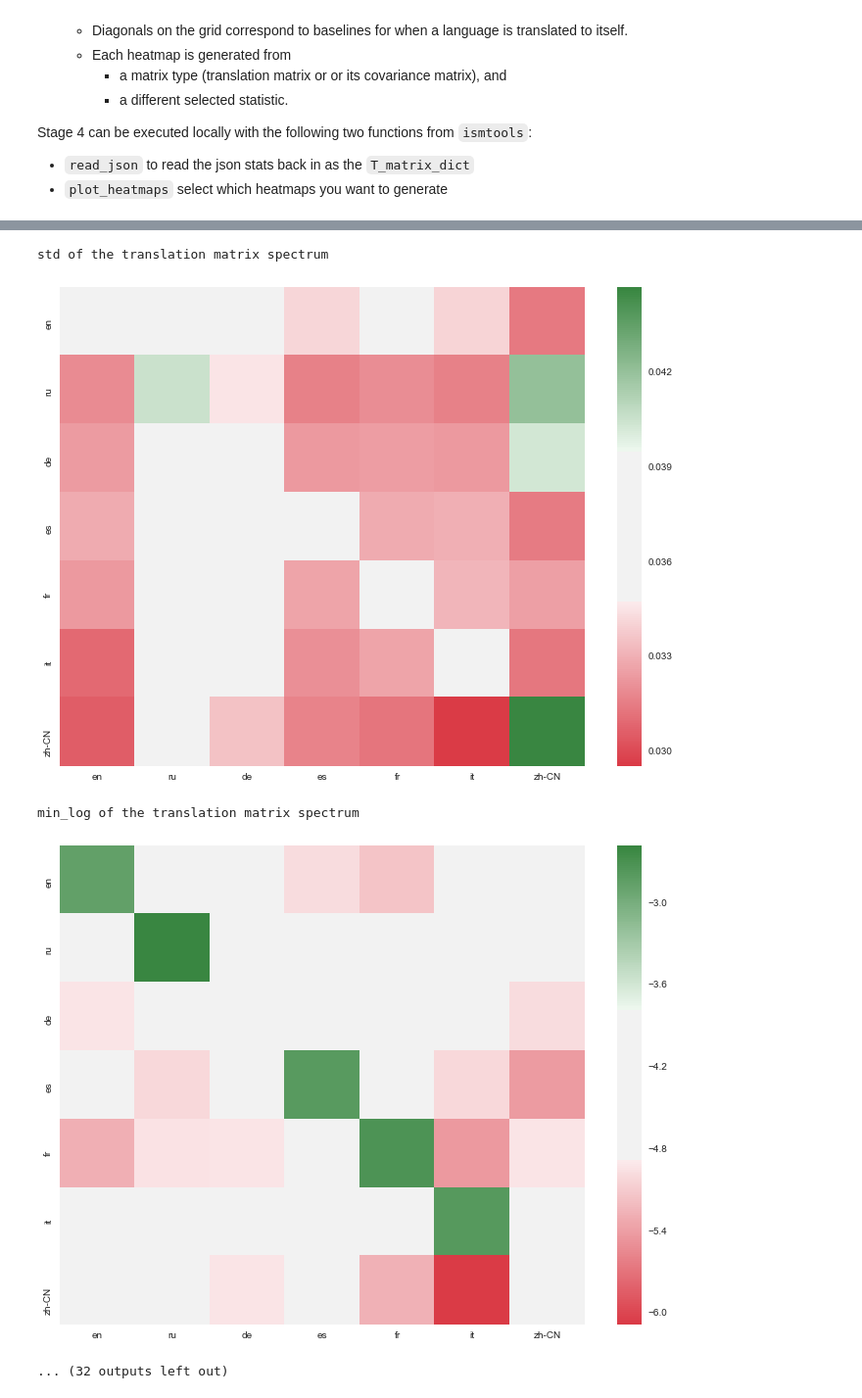
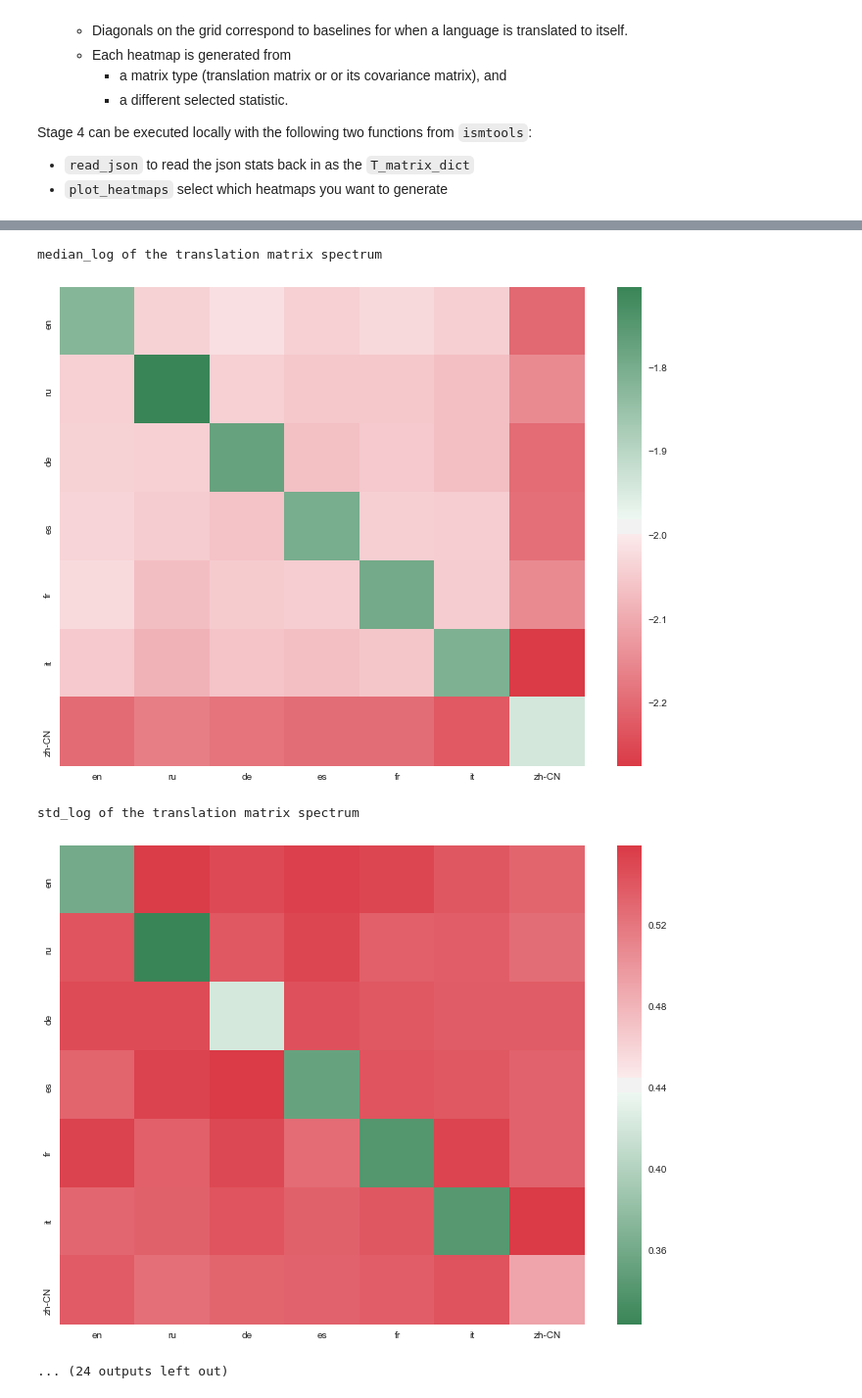
Before and after one commit to mike-tamir/IsomanticsWorkshop, a Jupyter notebook: code/T_Matrix-Spectral_Analysis.ipynb, the cells around one changed output, grey strips where cells are left out. Shown at 98% size. Saved outputs shown, nothing was run; the diff lists cells and outputs as text; code cells hidden in the pictures.

```diff
--- a/code/T_Matrix-Spectral_Analysis.ipynb
+++ b/code/T_Matrix-Spectral_Analysis.ipynb
@@ -60,17 +60,14 @@ from matplotlib import pyplot as plt
 
 JSON_PATH = "../data/l2=0_01_normality=0_000001/spec_analysis_stats.json"
 MATRIX_TYPES = ["T_matrix", "T_cov"]
-STATS = ['min',
-         'max',
+STATS = [
          'mean',
          'median',
          'std',
-         'min_log',
-         'max_log',
          'mean_log',
          'median_log',
-#          'std_log',
-#          'ortho_norm',
+         'std_log',
+         'ortho_norm',
          'condition_num',
          'log_condition_num',
 #          'determinant'
@@ -82,8 +79,8 @@ heatmaps = plot_heatmaps(T_matrix_dict=read_json(JSON_PATH),
                          display_opt="cols",
                          matrix_types=MATRIX_TYPES,
                          low_c=10,
-                         high_c=130,
-                         sep_num=80,
+                         high_c=140,
+                         sep_num=8,
                          figuresize=[12,9]
                         )
 # %% [output]
@@ -98,5 +95,5 @@ median of the translation matrix spectrum
-std of the translation matrix spectrum
+median_log of the translation matrix spectrum
-[figure, old version]
+[figure, new version]
-min_log of the translation matrix spectrum
+std_log of the translation matrix spectrum
-[figure, old version]
+[figure, new version]
-... (32 outputs left out)
+... (24 outputs left out)
```
Also changed, not shown: parts of 1 cell of this notebook, 1 other file.
